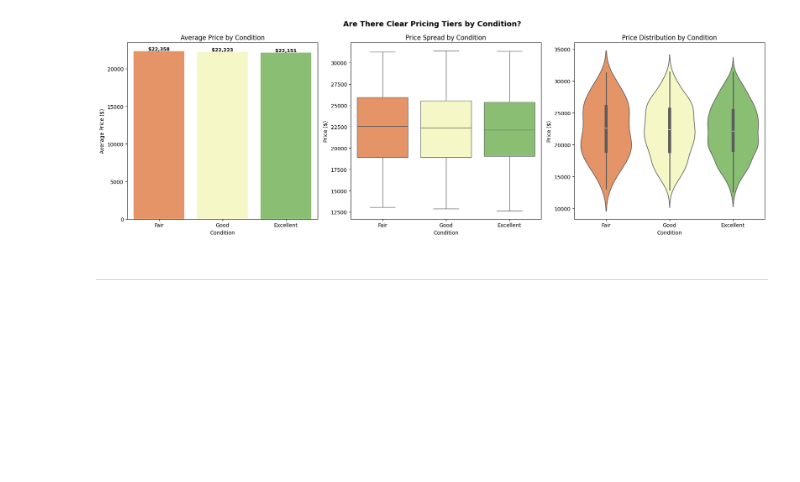
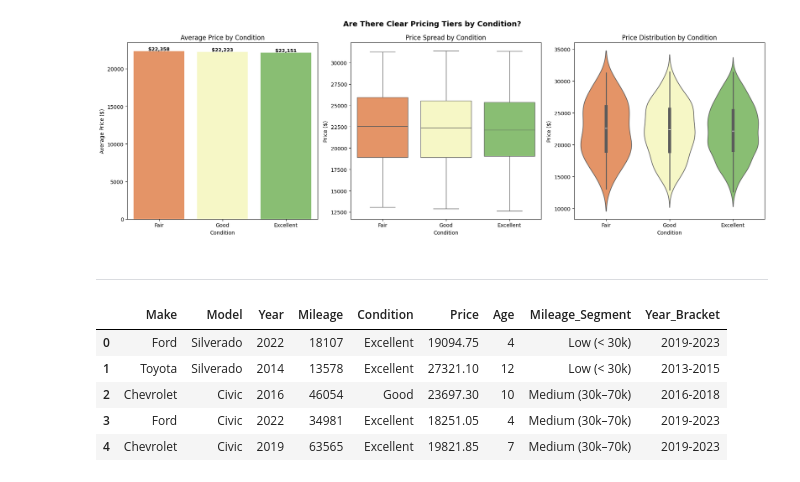
Before and after one commit to Success007T/Car-price-analsis-and-prediction-models, a Jupyter notebook: notebooks/analysis.ipynb, the cells around one changed output. Drawn from its saved outputs; the diff is of its cells as text; code cells hidden in the pictures; blank space fills up the shorter version.

Commit message:
begining of predictive modelling

```diff
--- a/notebooks/analysis.ipynb
+++ b/notebooks/analysis.ipynb
@@ -803,3 +763,12 @@ Passing `palette` without assigning `hue` is deprecated and will be removed in v
 [figure]
 # %% [markdown]
 ---
+# %%
+cars.head()
+# %% [output]
+|  | Make | Model | Year | Mileage | Condition | Price | Age | Mileage_Segment | Year_Bracket |
+| 0 | Ford | Silverado | 2022 | 18107 | Excellent | 19094.75 | 4 | Low (< 30k) | 2019-2023 |
+| 1 | Toyota | Silverado | 2014 | 13578 | Excellent | 27321.10 | 12 | Low (< 30k) | 2013-2015 |
+| 2 | Chevrolet | Civic | 2016 | 46054 | Good | 23697.30 | 10 | Medium (30k–70k) | 2016-2018 |
+| 3 | Ford | Civic | 2022 | 34981 | Excellent | 18251.05 | 4 | Medium (30k–70k) | 2019-2023 |
+| 4 | Chevrolet | Civic | 2019 | 63565 | Excellent | 19821.85 | 7 | Medium (30k–70k) | 2019-2023 |
```
Also changed, not shown: parts of 7 cells of this notebook, 4 other files.
